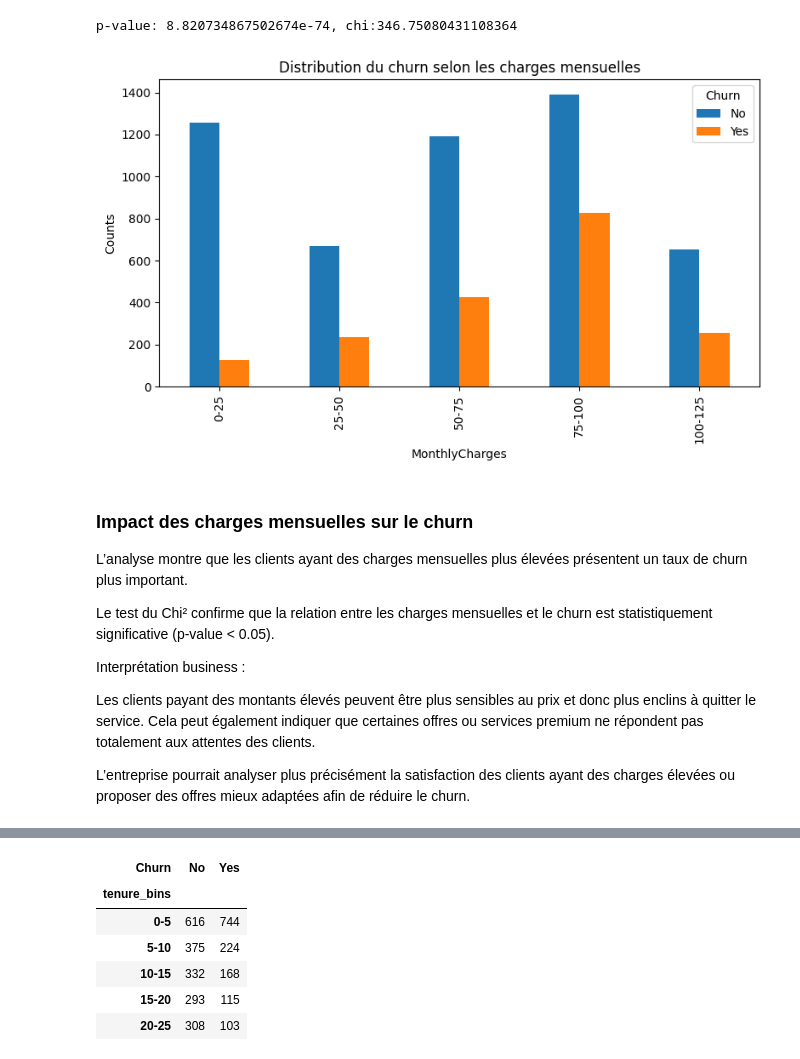
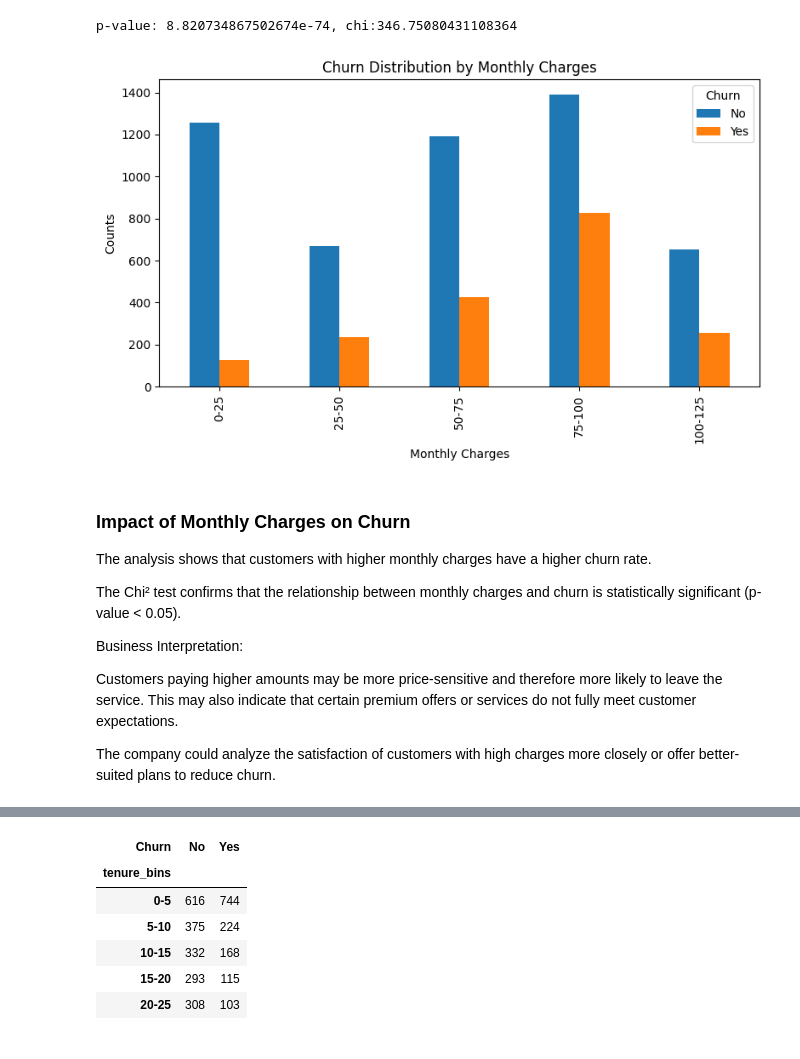
Before and after one commit to djafarou-ML/FUTURE_DS_02, a Jupyter notebook: main.ipynb, the cells around one changed output, grey strips where cells are left out. Cells and saved outputs as stored; diff of their text form; code cells hidden in the pictures.

```diff
--- a/main.ipynb
+++ b/main.ipynb
@@ -401,32 +375,25 @@ print(f'p-value: {p}, chi:{chi2}')
 p-value: 8.820734867502674e-74, chi:346.75080431108364
 # %%
 monthlyCharges_churn.plot(kind='bar', figsize=(8,5))
-plt.xlabel('MonthlyCharges')
+plt.xlabel('Monthly Charges')
 plt.ylabel('Counts')
-plt.title('Distribution du churn selon les charges mensuelles')
+plt.title('Churn Distribution by Monthly Charges')
 plt.tight_layout()
 plt.show()
 # %% [output]
-[figure, old version]
+[figure, new version]
 # %% [markdown]
-### Impact des charges mensuelles sur le churn
+### Impact of Monthly Charges on Churn
 
-L’analyse montre que les clients ayant des charges mensuelles plus élevées
-présentent un taux de churn plus important.
+The analysis shows that customers with higher monthly charges have a higher churn rate.
 
-Le test du Chi² confirme que la relation entre les charges mensuelles
-et le churn est statistiquement significative (p-value < 0.05).
+The Chi² test confirms that the relationship between monthly charges and churn is statistically significant (p-value < 0.05).
 
-Interprétation business :
+Business Interpretation:
 
-Les clients payant des montants élevés peuvent être plus sensibles
-au prix et donc plus enclins à quitter le service. Cela peut également
-indiquer que certaines offres ou services premium ne répondent pas
-totalement aux attentes des clients.
+Customers paying higher amounts may be more price-sensitive and therefore more likely to leave the service. This may also indicate that certain premium offers or services do not fully meet customer expectations.
 
-L’entreprise pourrait analyser plus précisément la satisfaction des
-clients ayant des charges élevées ou proposer des offres mieux adaptées
-afin de réduire le churn.
+The company could analyze the satisfaction of customers with high charges more closely or offer better-suited plans to reduce churn.
 # %%
 bins = [
     0, 5, 10, 15, 20, 25, 30, 35, 40, 45, 50,
```
Also changed, not shown: parts of 53 cells of this notebook, 1 other file.
